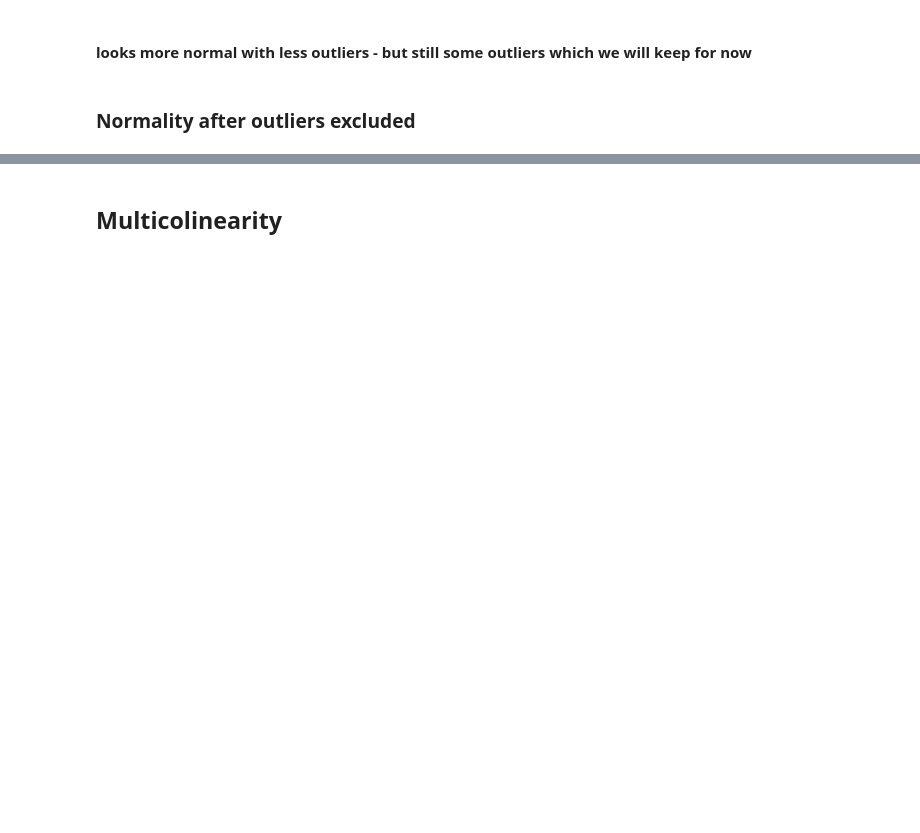
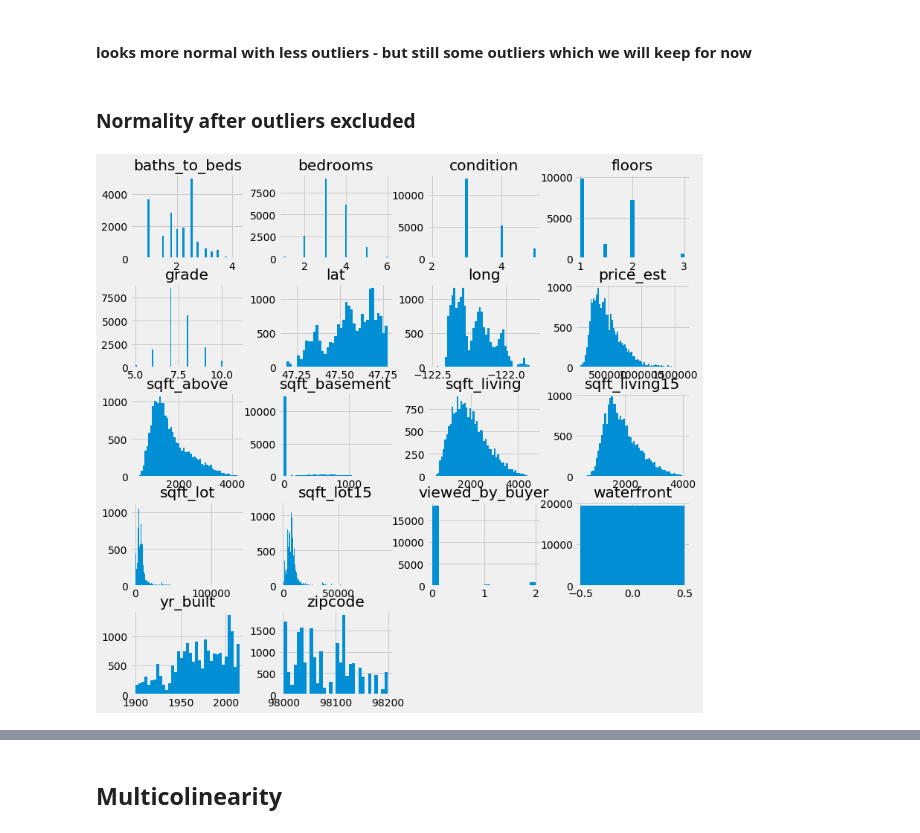
Before and after one commit to israeljls-j/dsc-mod-2-project-v2-1-onl01-dtsc-ft-070620, a Jupyter notebook: student.ipynb, the cells around one changed output, grey strips where cells are left out. Drawn from its saved outputs; the diff is of its cells as text; code cells hidden in the pictures; blank space fills up the shorter version.

```diff
--- a/student.ipynb
+++ b/student.ipynb
@@ -344,0 +363,4 @@ print(b)
+# %%
+## Get X & y outliers
+all_outliers = outliers_z(df)
+all_outliers
@@ -345,10 +382,10 @@ print(b)
 # %%
 # Create a DataFrame of outliers X and y
-all_outliers = pd.DataFrame({'X': outliers_X,
-                            'y': outliers_y})
-all_outliers['any'] = all_outliers.any(axis=1)
-
-KC_outliers_any = [all_outliers['any'].copy()]
-len(all_outliers['any'])
-KC_outliers_any
+# df_outliers = pd.DataFrame({'X':X_outliers,
+#                            'y':y_outliers})
+# df_outliers['any'] = df_outliers.any(axis=1)
+# # ## Add column of any outliers
+# df_outliers['any'].value_counts()
+# all_outliers = df_outliers['any'].copy()
+# all_outliers.shape
 # %%
@@ -371,6 +394,8 @@ KC_clean.shape
 # %%
 # create clean X, y of the ds remaining after outliers removes
-clean_X = X[~KC_array].copy()
-clean_y = y[~KC_array].copy()
-print(len(clean_X))
-print(len(clean_y))
+# X_clean = X[~df_outliers].copy()
+# y_clean = y[~y_outliers].copy()
+df_clean = df[~all_outliers].copy()
+df_clean.shape
+# ## Check data with plot_data
+# plt.scatter(X_clean,y_clean)
@@ -388,0 +408,4 @@ KC_clean.shape
+# %%
+df_clean.hist(bins='auto', figsize=(12, 12));
+# %% [output]
+[figure, added]
```
Also changed, not shown: parts of 147 cells of this notebook.
